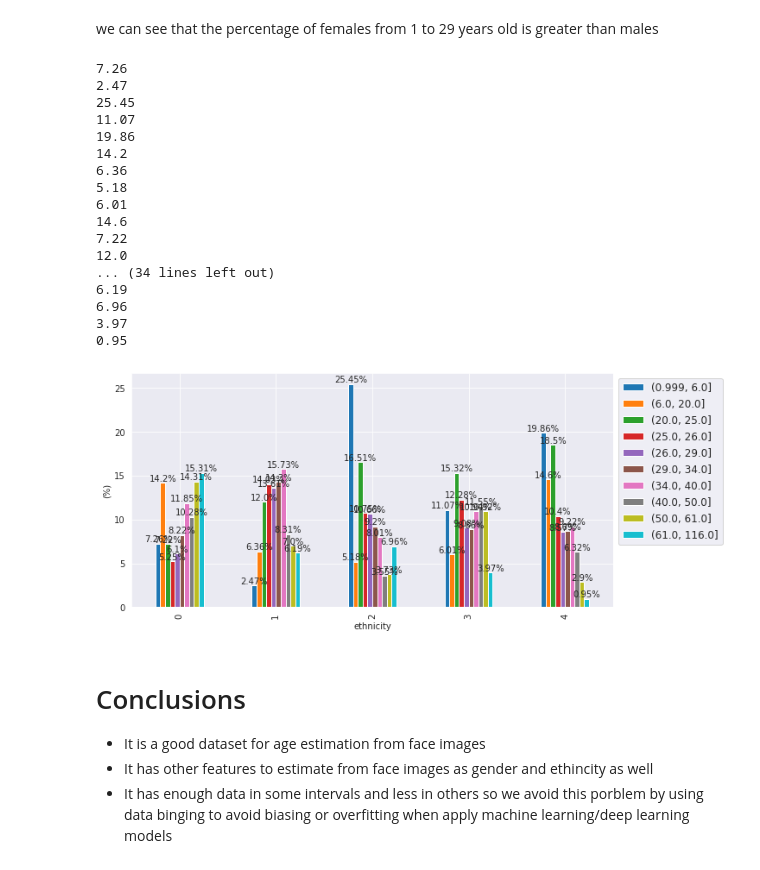
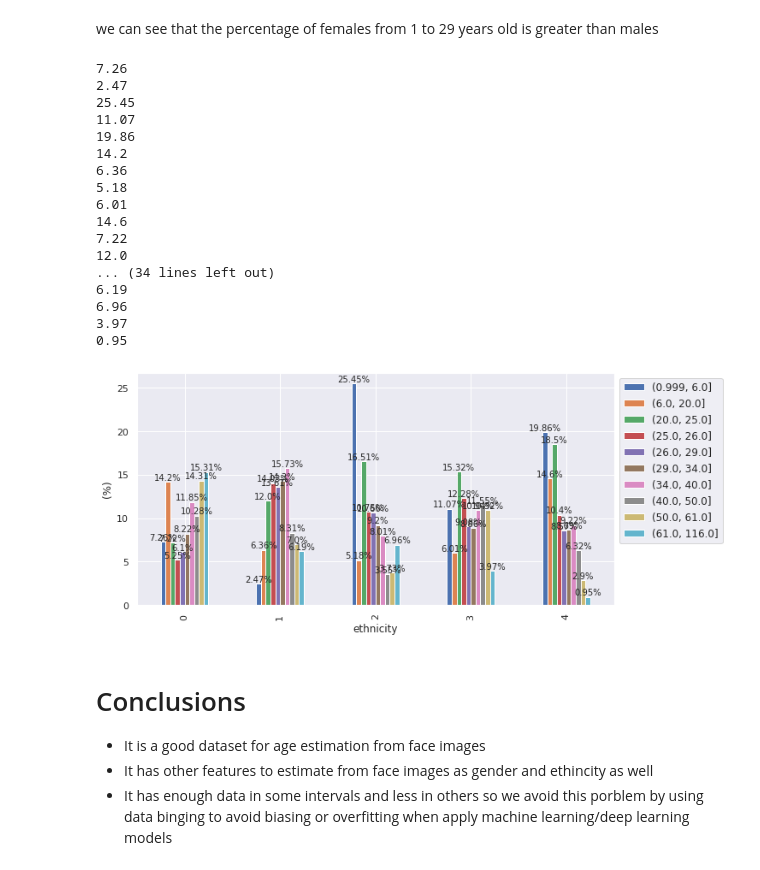
Before and after one commit to Raghad770/UTK, a Jupyter notebook: utk-age-estimation.ipynb, the cells around one changed output. Cells and saved outputs as stored; diff of their text form; code cells hidden in the pictures.

```diff
--- a/utk-age-estimation.ipynb
+++ b/utk-age-estimation.ipynb
@@ -227,6 +236,9 @@ plt.show()
 # %%
+import seaborn as sns
+sns.set()
 ax = sns.countplot(x=df.points_bin, hue=df.gender)
 ax.set_title("age interval for each Gender")
 x_ticks_labels=['F', 'M']
+plt.rcParams["figure.figsize"] = (10,10)
 plt.show();
 # %% [output]
@@ -280,6 +293,8 @@ def bar_plots(df, category):
 # %%
 # bar plot for the age precentages for each gender
 df_Hndcp =  bar_plots(df, 'gender')
+plt.rcParams["figure.figsize"] = (10,10)
+plt.show();
 # %% [output]
 9.56
 11.57
@@ -305,27 +320,29 @@ df_Hndcp =  bar_plots(df, 'gender')
 # %% [markdown]
 we can see that the percentage of females from 1 to 29 years old is greater than males
 # %%
-# bar plot for the age precentages for each gender
+# bar plot for the age precentages for each ethnicity
 df_Hndcp =  bar_plots(df, 'ethnicity')
+plt.rcParams["figure.figsize"] = (10,20)
+plt.show();
 # %% [output]
 7.26
 2.47
 25.45
 11.07
 19.86
 14.2
 6.36
 5.18
 6.01
 14.6
 7.22
 12.0
 ... (34 lines left out)
 6.19
 6.96
 3.97
 0.95
-[figure, old version]
+[figure, new version]
 # %% [markdown]
 # Conclusions
 * It is a good dataset for age estimation from face images
```
Also changed, not shown: parts of 7 cells of this notebook.
